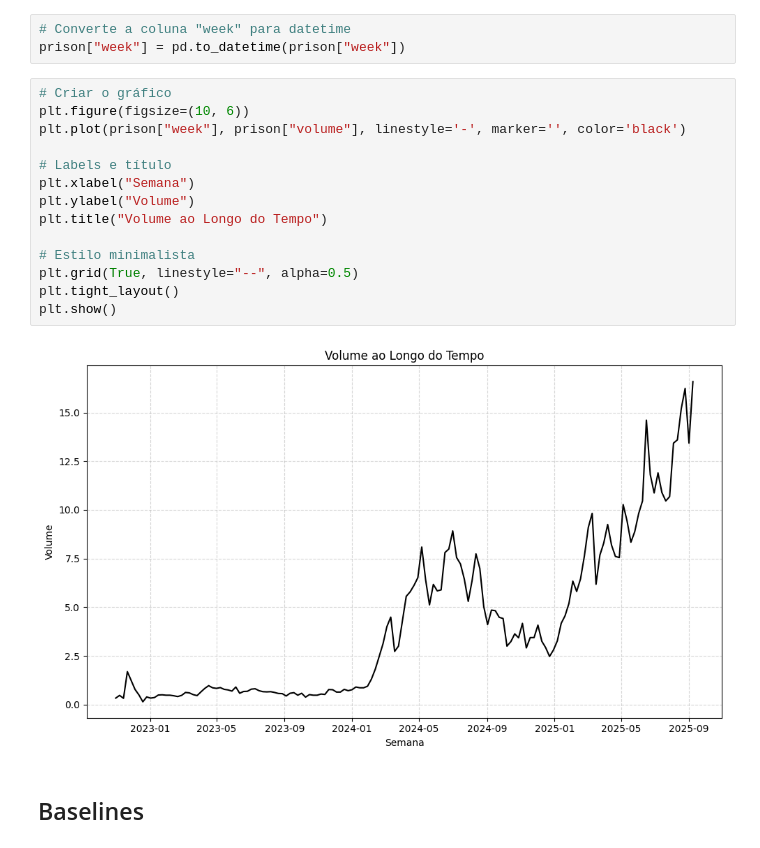
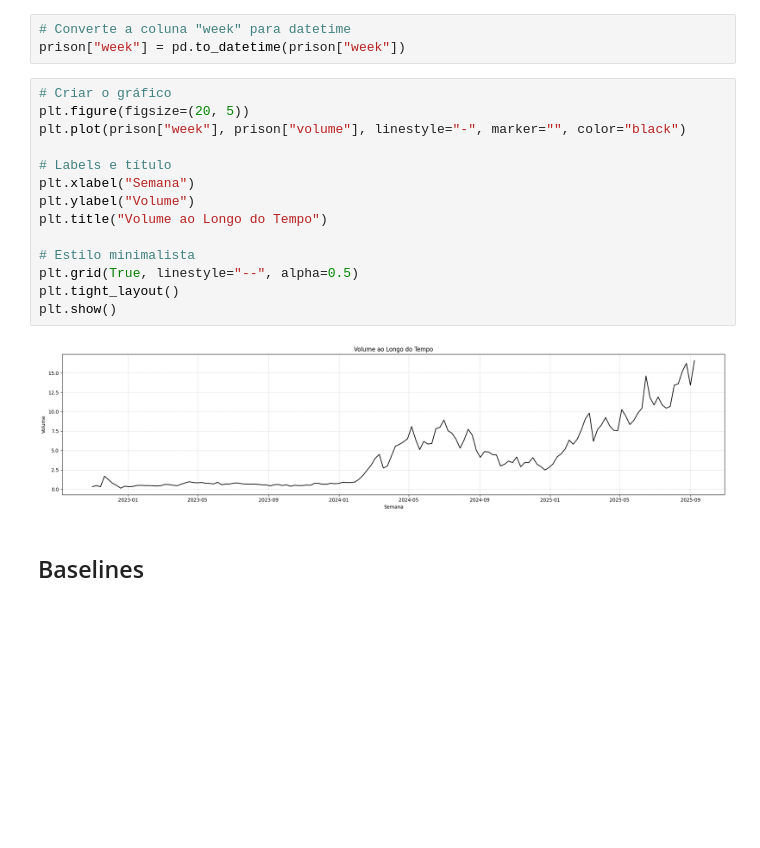
Before and after one commit to LeonardoAleee/analise_st, a Jupyter notebook: trabalho_a1.ipynb, the cells around one changed output. Cells and saved outputs as stored; diff of their text form; blank space fills up the shorter version.

```diff
--- a/trabalho_a1.ipynb
+++ b/trabalho_a1.ipynb
@@ -84,20 +84,20 @@ prison.tail(6)
 prison["week"] = pd.to_datetime(prison["week"])
 # %%
 # Criar o gráfico
-plt.figure(figsize=(10, 6))
-plt.plot(prison["week"], prison["volume"], linestyle='-', marker='', color='black')
+plt.figure(figsize=(20, 5))
+plt.plot(prison["week"], prison["volume"], linestyle="-", marker="", color="black")
 
 # Labels e título
 plt.xlabel("Semana")
 plt.ylabel("Volume")
 plt.title("Volume ao Longo do Tempo")
 
 # Estilo minimalista
 plt.grid(True, linestyle="--", alpha=0.5)
 plt.tight_layout()
 plt.show()
 # %% [output]
-[figure, old version]
+[figure, new version]
 # %% [markdown]
 ## Baselines
 # %%
```
Also changed, not shown: parts of 13 cells of this notebook.
